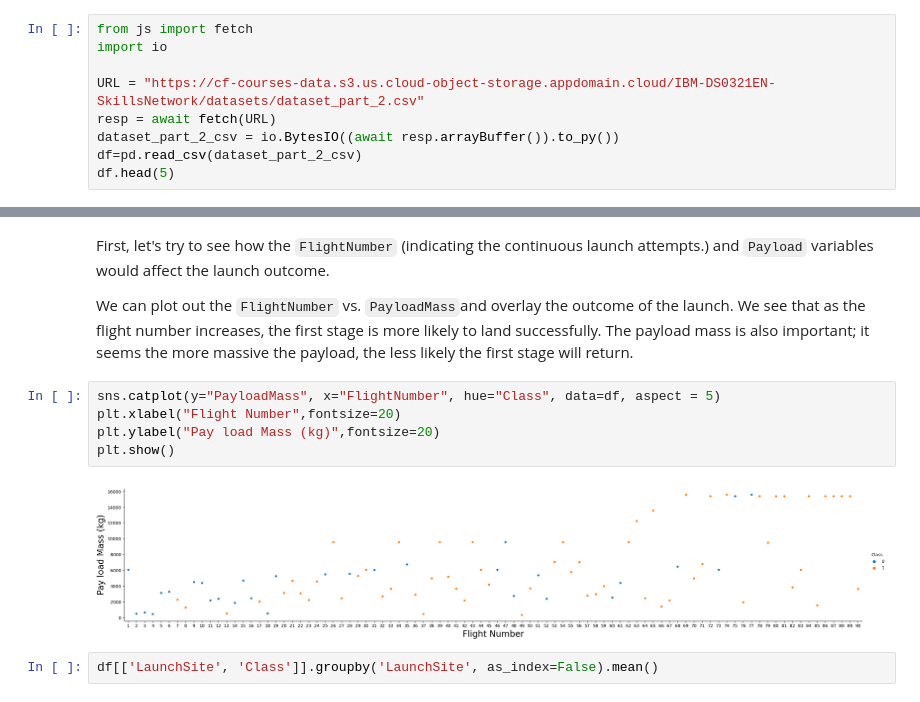
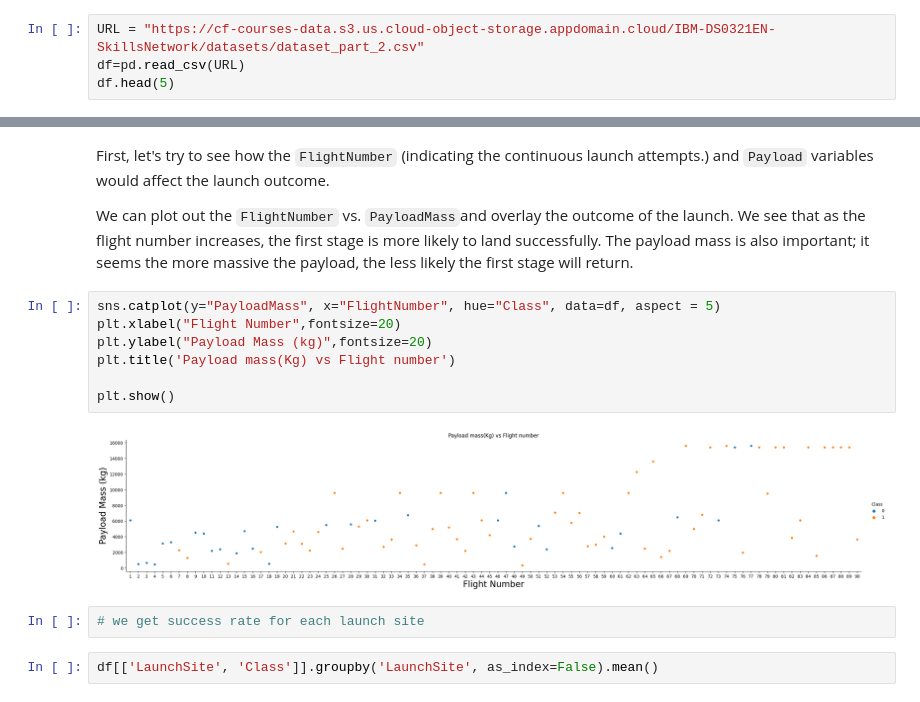
Before and after one commit to mrpintime/Falcon9_Landing, a Jupyter notebook: Exploratory_DataAnalysis(EDA)/Visualize with Matplotlib_seaborn/EDA-data_ Visualization.ipynb, the cells around one changed output, grey strips where cells are left out. Drawn from its saved outputs; the diff is of its cells as text.

Commit message:
EDA wih visual in matplotlib and feature engineering is done

```diff
--- a/Exploratory_DataAnalysis(EDA)/Visualize with Matplotlib_seaborn/EDA-data_ Visualization.ipynb
+++ b/Exploratory_DataAnalysis(EDA)/Visualize with Matplotlib_seaborn/EDA-data_ Visualization.ipynb
@@ -56,13 +42,8 @@ import seaborn as sns
 # %% [markdown]
 First, let's read the SpaceX dataset into a Pandas dataframe and print its summary
 # %%
-from js import fetch
-import io
-
 URL = "https://cf-courses-data.s3.us.cloud-object-storage.appdomain.cloud/IBM-DS0321EN-SkillsNetwork/datasets/dataset_part_2.csv"
-resp = await fetch(URL)
-dataset_part_2_csv = io.BytesIO((await resp.arrayBuffer()).to_py())
-df=pd.read_csv(dataset_part_2_csv)
+df=pd.read_csv(URL)
 df.head(5)
 # %% [output]
 |  | FlightNumber | Date | BoosterVersion | PayloadMass | Orbit | LaunchSite | Outcome | Flights | GridFins | ... |
@@ -78,10 +59,14 @@ We can plot out the <code>FlightNumber</code> vs. <code>PayloadMass</code>and ov
 # %%
 sns.catplot(y="PayloadMass", x="FlightNumber", hue="Class", data=df, aspect = 5)
 plt.xlabel("Flight Number",fontsize=20)
-plt.ylabel("Pay load Mass (kg)",fontsize=20)
+plt.ylabel("Payload Mass (kg)",fontsize=20)
+plt.title('Payload mass(Kg) vs Flight number')
+
 plt.show()
 # %% [output]
-[figure, old version]
+[figure, new version]
+# %%
+# we get success rate for each launch site
 # %%
 df[['LaunchSite', 'Class']].groupby('LaunchSite', as_index=False).mean()
 # %% [output]
```
Also changed, not shown: parts of 41 cells of this notebook, 1 other file.
